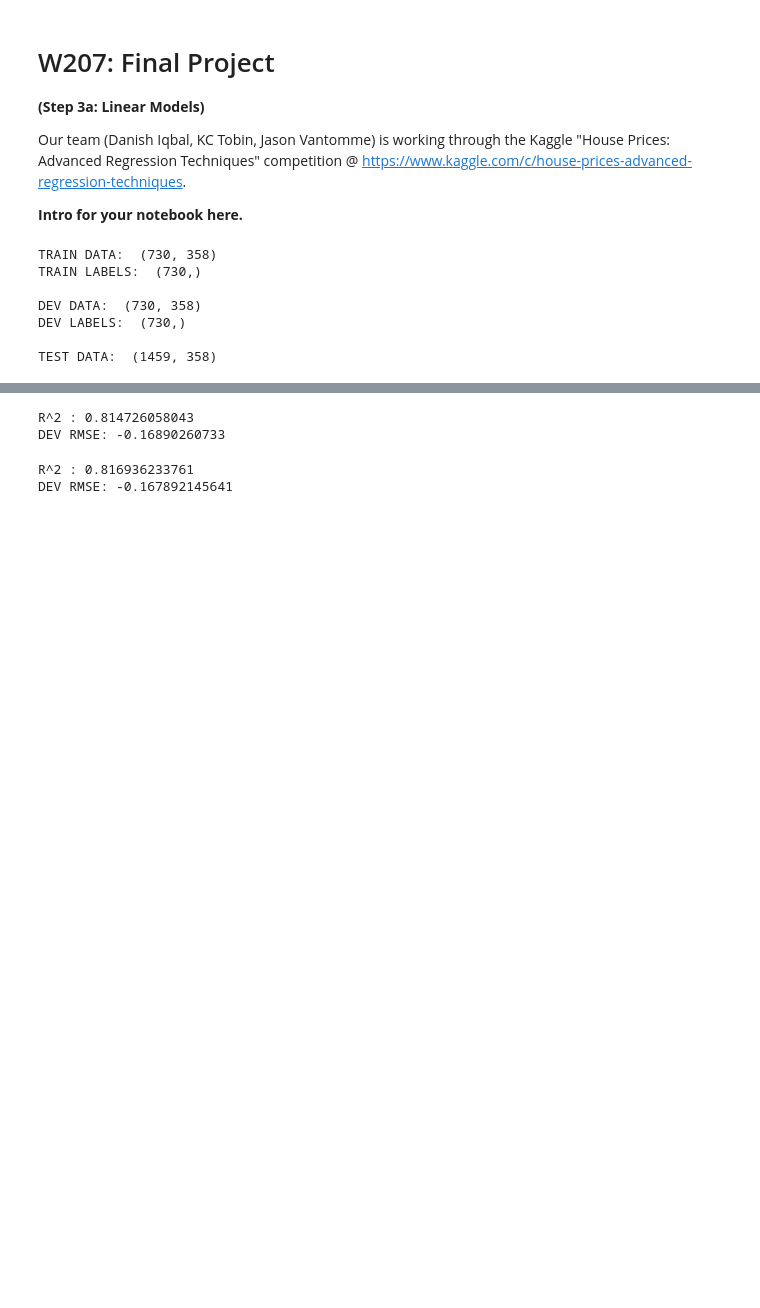
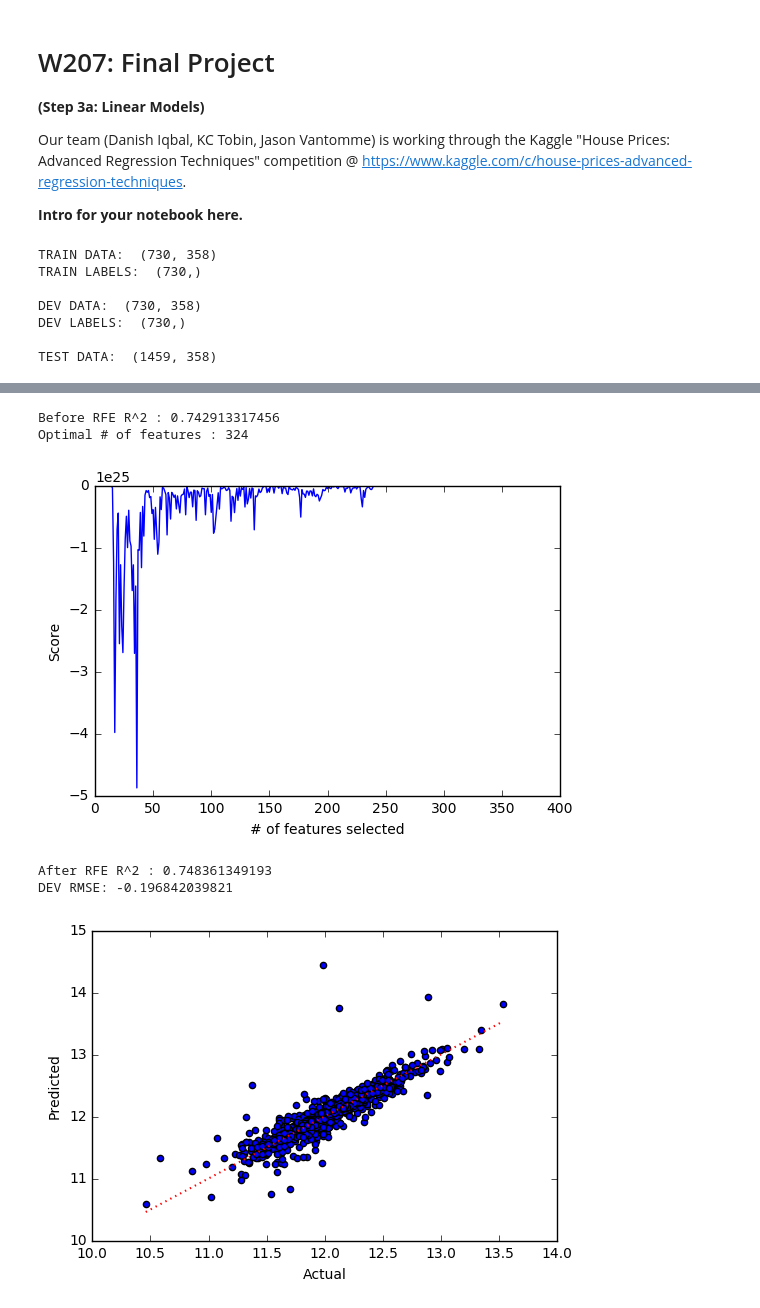
Before and after one commit to kctobin/207, a Jupyter notebook: RealEstateFinal - 3a Linear Models.ipynb, the cells around one changed output, grey strips where cells are left out. Saved outputs shown, nothing was run; the diff lists cells and outputs as text; code cells hidden in the pictures; blank space fills up the shorter version.

Commit message:
linear model updates

```diff
--- a/RealEstateFinal - 3a Linear Models.ipynb
+++ b/RealEstateFinal - 3a Linear Models.ipynb
@@ -82,32 +64,44 @@ DEV RMSE: -0.198961466309
-# %%
-### Ridge Regression
-
-clf = Ridge(alpha=10)
-clf.fit(train, train_labels)
-print("R^2 : " + str(clf.score(dev, dev_labels)))
-
-dev_predict = clf.predict(dev)
-rmse = -np.sqrt(mean_squared_error(dev_predict, dev_labels))
-print("DEV RMSE: " + str(rmse))
-Ridge_dev_predict = dev_predict
-
-Ridge_test_predict = clf.predict(test)
-# %% [output]
-R^2 : 0.814726058043
-DEV RMSE: -0.16890260733
-# %%
-### Lasso Regression
-
-clf = Lasso(alpha=0.001)
-clf.fit(train, train_labels)
-print("R^2 : " + str(clf.score(dev, dev_labels)))
-
-dev_predict = clf.predict(dev)
-rmse = -np.sqrt(mean_squared_error(dev_predict, dev_labels))
-print("DEV RMSE: " + str(rmse))
-Lasso_dev_predict = dev_predict
-
-Lasso_test_predict = clf.predict(test)
-# %% [output]
-R^2 : 0.816936233761
-DEV RMSE: -0.167892145641
+# %%
+###Linear Regression
+
+clf = LinearRegression()
+clf.fit(train, train_labels)
+print("Before RFE R^2 : " + str(clf.score(dev, dev_labels)))
+
+rfecv = RFECV(estimator=clf, step=1, cv=5)
+rfecv.fit(train, train_labels)
+print("Optimal # of features : %d" % rfecv.n_features_)
+
+plt.figure()
+plt.xlabel("# of features selected")
+plt.ylabel("Score")
+plt.plot(range(1, len(rfecv.grid_scores_) + 1), rfecv.grid_scores_)
+plt.show()
+
+feature_mask = rfecv.ranking_ == 1
+local_dev = dev.iloc[:, feature_mask].copy()
+local_train = train.iloc[:, feature_mask].copy()
+clf.fit(local_train, train_labels)
+print("After RFE R^2 : " + str(clf.score(local_dev, dev_labels)))
+
+dev_predict = clf.predict(local_dev)
+rmse = -np.sqrt(mean_squared_error(dev_predict, dev_labels))
+print("DEV RMSE: " + str(rmse))
+Linear_dev_predict = dev_predict
+
+fig, ax = plt.subplots()
+ax.scatter(dev_labels, Linear_dev_predict)
+ax.plot([dev_labels.min(), dev_labels.max()], [dev_labels.min(), dev_labels.max()], 'r:', linewidth=1.5, lw=4)
+ax.set_xlabel('Actual')
+ax.set_ylabel('Predicted')
+plt.show()
+
+local_test= test.iloc[:, feature_mask].copy()
+Linear_test_predict = clf.predict(local_test)
+# %% [output]
+Before RFE R^2 : 0.742913317456
+Optimal # of features : 324
+[figure, added]
+After RFE R^2 : 0.748361349193
+DEV RMSE: -0.196842039821
+[figure, added]
```
Also changed, not shown: parts of 8 cells of this notebook, 2 other files.
